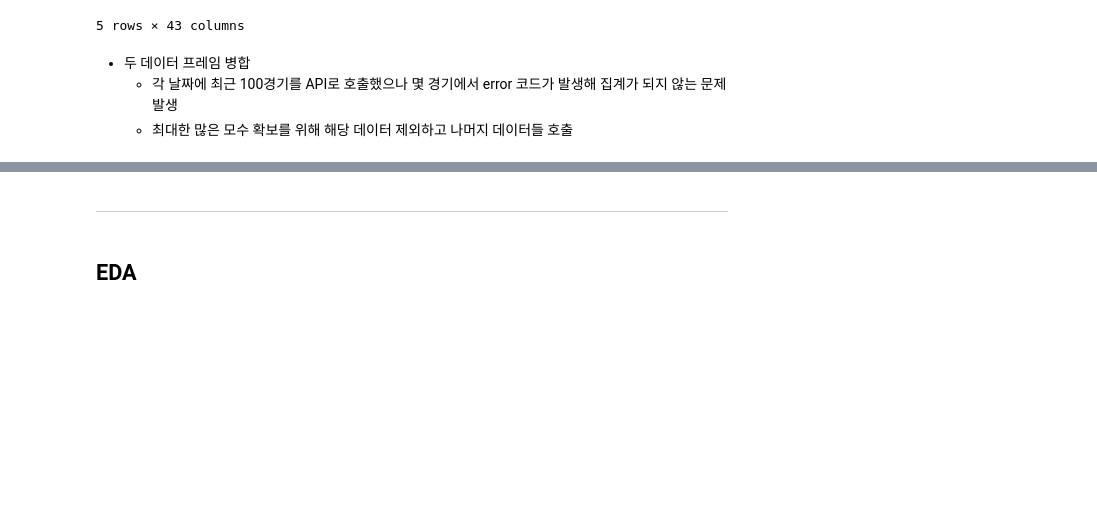
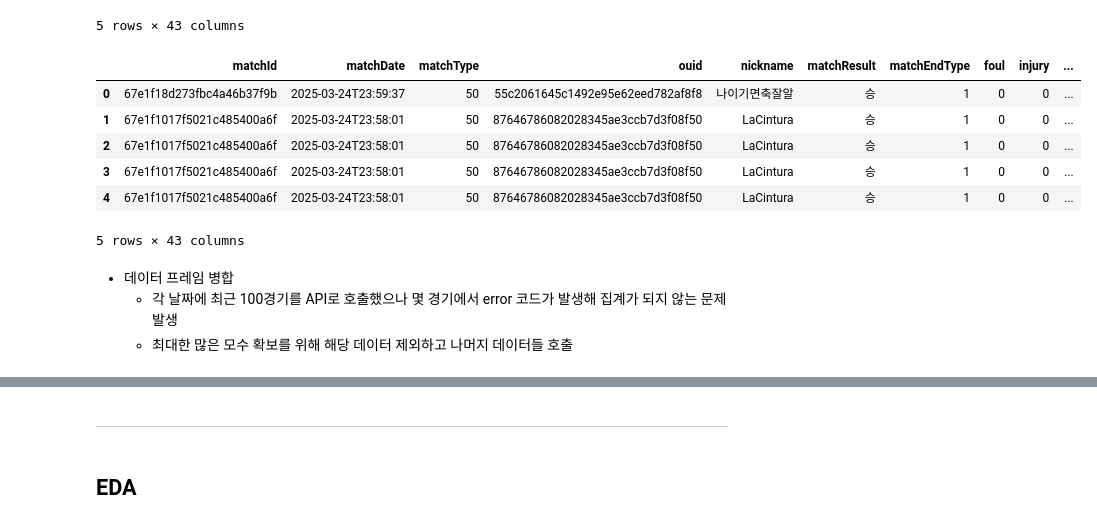
Before and after one commit to harrym8n/Proj_FC_Online, a Jupyter notebook: fconline_build_model.ipynb, the cells around one changed output, grey strips where cells are left out. Saved outputs shown, nothing was run; the diff lists cells and outputs as text; code cells hidden in the pictures; blank space fills up the shorter version.

```diff
--- a/fconline_build_model.ipynb
+++ b/fconline_build_model.ipynb
@@ -103,8 +107,19 @@ match_df_3.head()
 | 3 | 67e13a8823330c0f0c5e71d4 | 2025-03-24T10:59:15 | 50 | 74b31668c844b9094f81f679028f42f7 | 냠냐치치 | 승 | 1 | 0 | 0 | ... |
 | 4 | 67e13a8823330c0f0c5e71d4 | 2025-03-24T10:59:15 | 50 | 74b31668c844b9094f81f679028f42f7 | 냠냐치치 | 승 | 1 | 0 | 0 | ... |
 5 rows × 43 columns
+# %%
+# 데이터 프레임 확인
+match_df_4.head()
+# %% [output]
+|  | matchId | matchDate | matchType | ouid | nickname | matchResult | matchEndType | foul | injury | ... |
+| 0 | 67e1f18d273fbc4a46b37f9b | 2025-03-24T23:59:37 | 50 | 55c2061645c1492e95e62eed782af8f8 | 나이기면축잘알 | 승 | 1 | 0 | 0 | ... |
+| 1 | 67e1f1017f5021c485400a6f | 2025-03-24T23:58:01 | 50 | 87646786082028345ae3ccb7d3f08f50 | LaCintura | 승 | 1 | 0 | 0 | ... |
+| 2 | 67e1f1017f5021c485400a6f | 2025-03-24T23:58:01 | 50 | 87646786082028345ae3ccb7d3f08f50 | LaCintura | 승 | 1 | 0 | 0 | ... |
+| 3 | 67e1f1017f5021c485400a6f | 2025-03-24T23:58:01 | 50 | 87646786082028345ae3ccb7d3f08f50 | LaCintura | 승 | 1 | 0 | 0 | ... |
+| 4 | 67e1f1017f5021c485400a6f | 2025-03-24T23:58:01 | 50 | 87646786082028345ae3ccb7d3f08f50 | LaCintura | 승 | 1 | 0 | 0 | ... |
+5 rows × 43 columns
 # %% [markdown]
-- 두 데이터 프레임 병합
+- 데이터 프레임 병합
     - 각 날짜에 최근 100경기를 API로 호출했으나 몇 경기에서 error 코드가 발생해 집계가 되지 않는 문제 발생
     - 최대한 많은 모수 확보를 위해 해당 데이터 제외하고 나머지 데이터들 호출
 # %%
```
Also changed, not shown: parts of 24 cells of this notebook, 8 other files.
